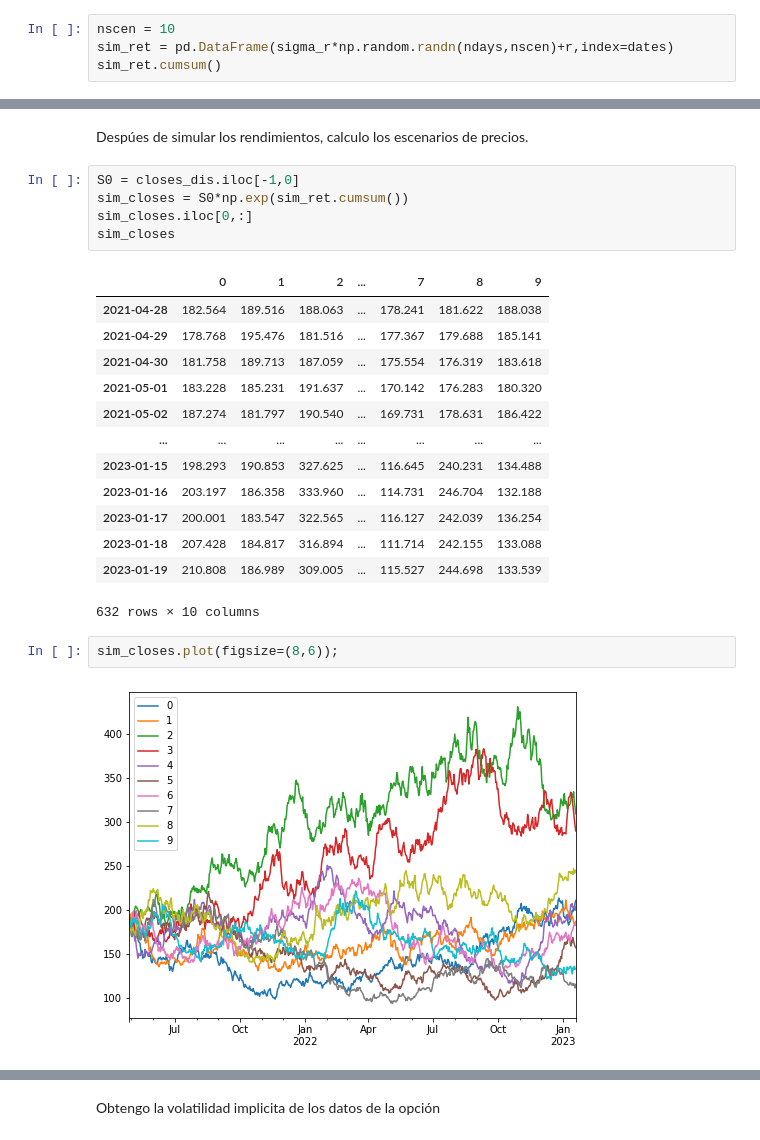
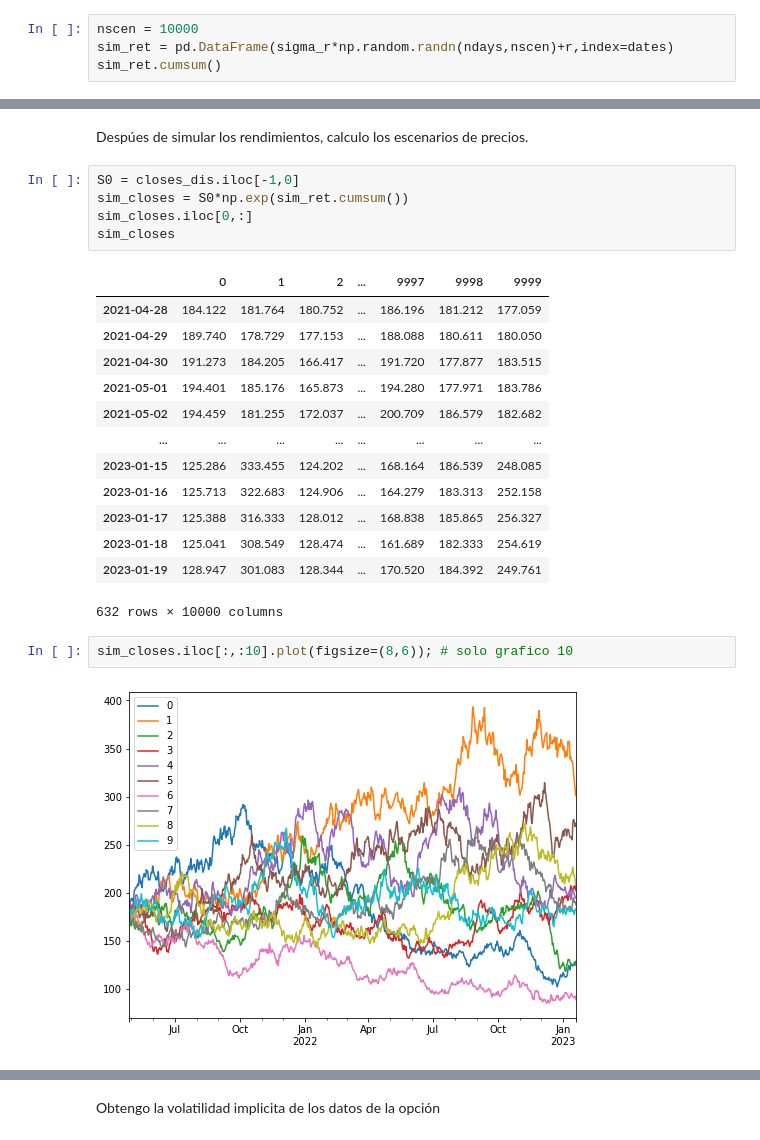
Before and after one commit to JuanPablo2019/Tarea9, a Jupyter notebook: Tarea9.ipynb, the cells around one changed output, grey strips where cells are left out. Cells and saved outputs as stored; diff of their text form.

```diff
--- a/Tarea9.ipynb
+++ b/Tarea9.ipynb
@@ -896,5 +890,5 @@ Simulo el tiempo de contato desde HOY hasta la fecha de Expiración con 10 escen
 # %%
-nscen = 10
+nscen = 10000
 sim_ret = pd.DataFrame(sigma_r*np.random.randn(ndays,nscen)+r,index=dates)
 sim_ret.cumsum()
 # %% [output]
@@ -919,23 +913,23 @@ sim_closes = S0*np.exp(sim_ret.cumsum())
 sim_closes.iloc[0,:]
 sim_closes
 # %% [output]
-|  | 0 | 1 | 2 | ... | 7 | 8 | 9 |
-| 2021-04-28 | 182.564 | 189.516 | 188.063 | ... | 178.241 | 181.622 | 188.038 |
-| 2021-04-29 | 178.768 | 195.476 | 181.516 | ... | 177.367 | 179.688 | 185.141 |
-| 2021-04-30 | 181.758 | 189.713 | 187.059 | ... | 175.554 | 176.319 | 183.618 |
-| 2021-05-01 | 183.228 | 185.231 | 191.637 | ... | 170.142 | 176.283 | 180.320 |
-| 2021-05-02 | 187.274 | 181.797 | 190.540 | ... | 169.731 | 178.631 | 186.422 |
+|  | 0 | 1 | 2 | ... | 9997 | 9998 | 9999 |
+| 2021-04-28 | 184.122 | 181.764 | 180.752 | ... | 186.196 | 181.212 | 177.059 |
+| 2021-04-29 | 189.740 | 178.729 | 177.153 | ... | 188.088 | 180.611 | 180.050 |
+| 2021-04-30 | 191.273 | 184.205 | 166.417 | ... | 191.720 | 177.877 | 183.515 |
+| 2021-05-01 | 194.401 | 185.176 | 165.873 | ... | 194.280 | 177.971 | 183.786 |
+| 2021-05-02 | 194.459 | 181.255 | 172.037 | ... | 200.709 | 186.579 | 182.682 |
 | ... | ... | ... | ... | ... | ... | ... | ... |
-| 2023-01-15 | 198.293 | 190.853 | 327.625 | ... | 116.645 | 240.231 | 134.488 |
-| 2023-01-16 | 203.197 | 186.358 | 333.960 | ... | 114.731 | 246.704 | 132.188 |
-| 2023-01-17 | 200.001 | 183.547 | 322.565 | ... | 116.127 | 242.039 | 136.254 |
-| 2023-01-18 | 207.428 | 184.817 | 316.894 | ... | 111.714 | 242.155 | 133.088 |
-| 2023-01-19 | 210.808 | 186.989 | 309.005 | ... | 115.527 | 244.698 | 133.539 |
+| 2023-01-15 | 125.286 | 333.455 | 124.202 | ... | 168.164 | 186.539 | 248.085 |
+| 2023-01-16 | 125.713 | 322.683 | 124.906 | ... | 164.279 | 183.313 | 252.158 |
+| 2023-01-17 | 125.388 | 316.333 | 128.012 | ... | 168.838 | 185.865 | 256.327 |
+| 2023-01-18 | 125.041 | 308.549 | 128.474 | ... | 161.689 | 182.333 | 254.619 |
+| 2023-01-19 | 128.947 | 301.083 | 128.344 | ... | 170.520 | 184.392 | 249.761 |
-632 rows × 10 columns
+632 rows × 10000 columns
 # %%
-sim_closes.plot(figsize=(8,6));
+sim_closes.iloc[:,:10].plot(figsize=(8,6)); # solo grafico 10
 # %% [output]
-[figure, old version]
+[figure, new version]
 # %%
 # precios simulados
 
```
Also changed, not shown: parts of 47 cells of this notebook.
